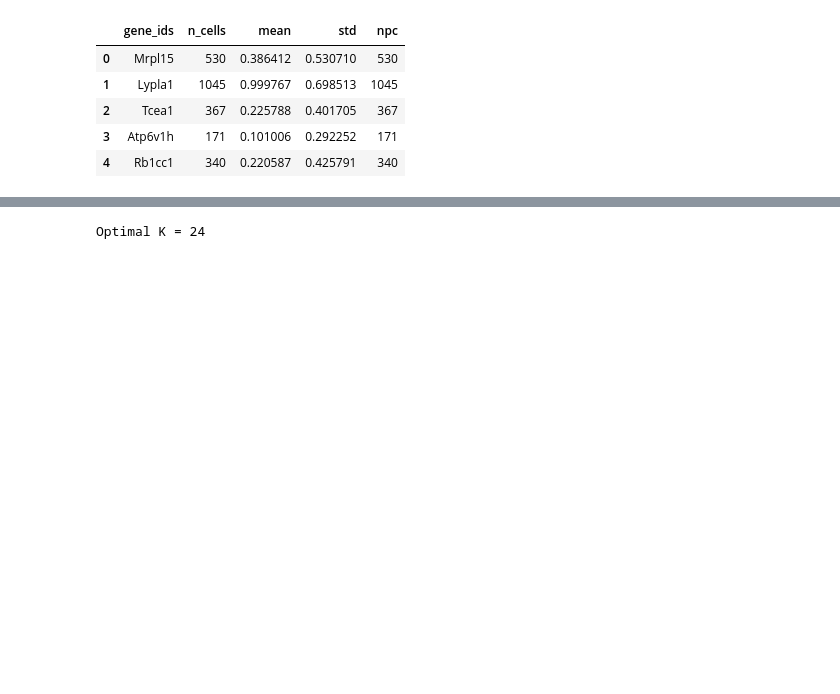
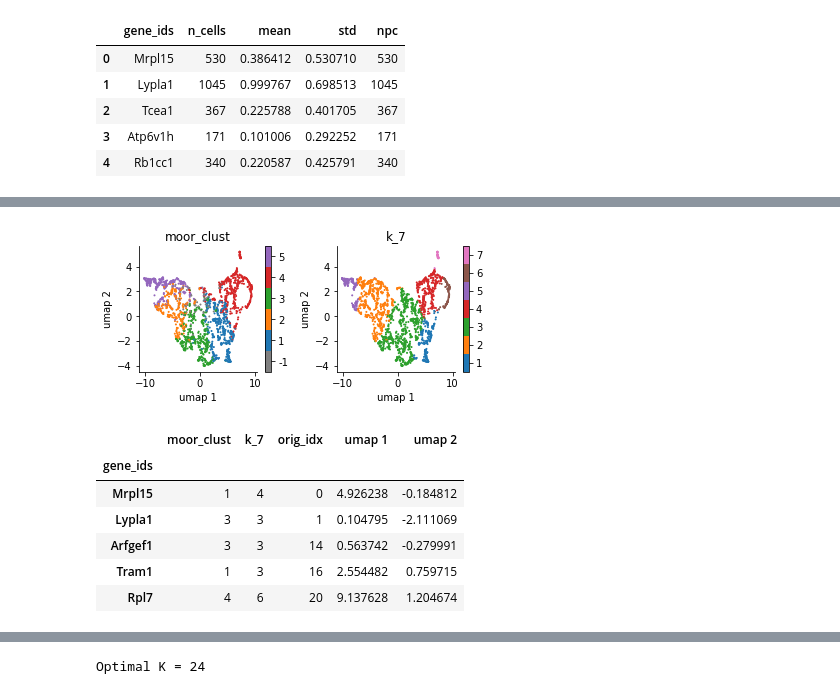
Before and after one commit to yashpatel5400/gliss, a Jupyter notebook: notebooks/setup_real_data_entero_part2.ipynb, the cells around one changed output, grey strips where cells are left out. Saved outputs shown, nothing was run; the diff lists cells and outputs as text; code cells hidden in the pictures; blank space fills up the shorter version.

```diff
--- a/notebooks/setup_real_data_entero_part2.ipynb
+++ b/notebooks/setup_real_data_entero_part2.ipynb
@@ -206,0 +223,5 @@ plt.show()
+# %%
+# merge
+mdf = use_df.reset_index().rename(columns={'index': 'orig_idx'})
+mdf = mdf.join(clust_df)
+mdf.head()
@@ -206,0 +235,23 @@ plt.show()
+# %%
+# let us reassign-values
+use_k = 'k_7'
+cmp = mdf[['moor_clust', use_k, 'gene_ids', 'orig_idx']].copy()
+# mapping = {5: 1, 2: 2, 3: 3, 1: 4, 4: 5, -1: -1}
+# cmp['moor_clust'] = cmp['moor_clust'].map(mapping)
+mapping = {1: 1, 3: 2, 0: 3, 2: 4, 5: 5, 6: 6, 4:7}
+cmp[use_k] = cmp[use_k].map(mapping)
+cmp = cmp.set_index('gene_ids')
+cmp['umap 1'] = embedding[:, 0]
+cmp['umap 2'] = embedding[:, 1]
+plot_multiple_scatter_discrete(cmp[['umap 1', 'umap 2']],
+                               cmp[['moor_clust', use_k]])
+cmp.head()
+# %% [output]
+[figure, added]
+|  | moor_clust | k_7 | orig_idx | umap 1 | umap 2 |
+| gene_ids |  |  |  |  |  |
+| Mrpl15 | 1 | 4 | 0 | 4.926238 | -0.184812 |
+| Lypla1 | 3 | 3 | 1 | 0.104795 | -2.111069 |
+| Arfgef1 | 3 | 3 | 14 | 0.563742 | -0.279991 |
+| Tram1 | 1 | 3 | 16 | 2.554482 | 0.759715 |
+| Rpl7 | 4 | 6 | 20 | 9.137628 | 1.204674 |
```
Also changed, not shown: parts of 38 cells of this notebook, 1 other file.
